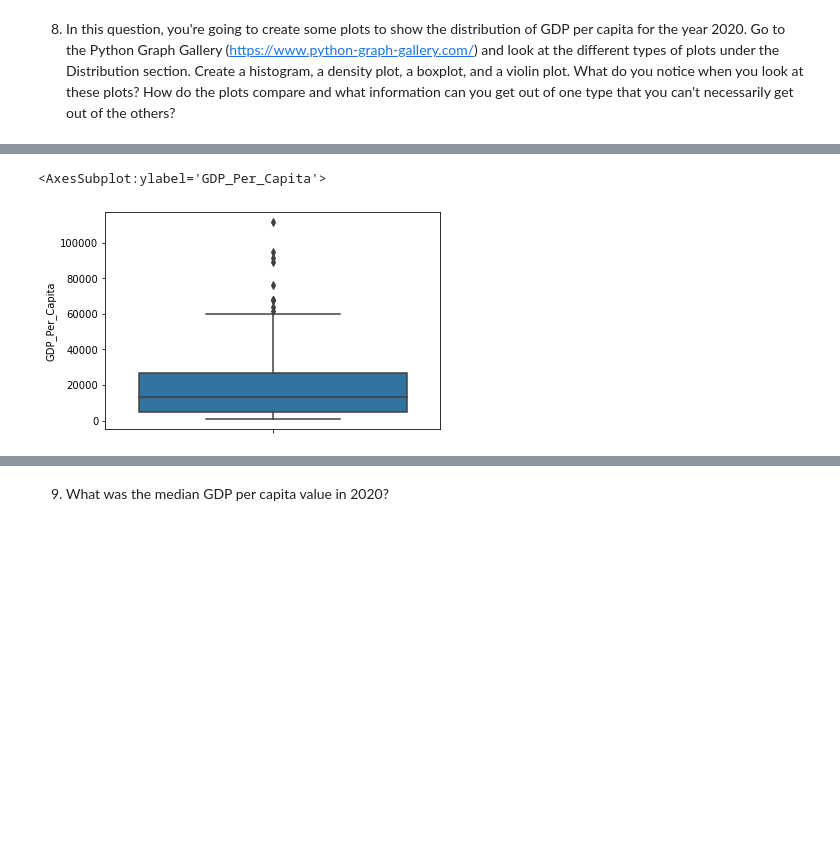
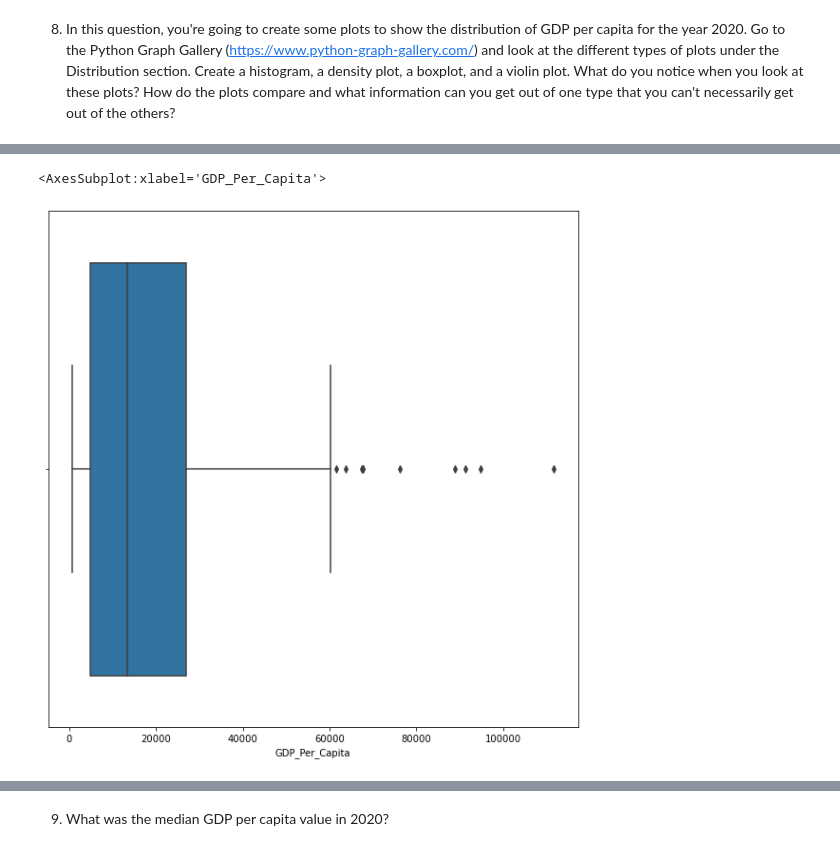
Before and after one commit to NSS-Data-Analytics-Cohort-10/gdp-and-internet-usage-kostenkoandri, a Jupyter notebook: notebooks/gdp_internet_usage_un_data.ipynb, the cells around one changed output, grey strips where cells are left out. Saved outputs shown, nothing was run; the diff lists cells and outputs as text; code cells hidden in the pictures; blank space fills up the shorter version.

```diff
--- a/notebooks/gdp_internet_usage_un_data.ipynb
+++ b/notebooks/gdp_internet_usage_un_data.ipynb
@@ -27,6 +22,7 @@ import pandas as pd
 import numpy as np
 import matplotlib.pyplot as plt
 import seaborn as sns
+plt.rcParams["figure.figsize"]=10,10
 # %% [markdown]
 4.	Using the pandas `read_csv()` method, read the GDP dataset into your notebook as a DataFrame called `gdp_df`. Take a look at the first few and last few rows to familiarize yourself with what is contained in this dataset.
 # %%
@@ -56,6 +53,7 @@ memory usage: 179.7+ KB
 # %%
 gdp_df = gdp_df.drop('Value Footnotes', axis=1)
 # %%
-gdp_df = gdp_df.rename(columns={'Country or Area': 'Country', 'Value': 'GDP_Per_Capita'})
+gdp_df = gdp_df.rename(columns={'Country or Area': 'Country',
+                                'Value': 'GDP_Per_Capita'})
 # %% [markdown]
 7. How many countries have data for all years? Which countries are missing many years of data? Look at the number of observations per year. What do you notice?
@@ -121,8 +109,8 @@ sns.kdeplot(gdp_df[gdp_df['Year']==2020]['GDP_Per_Capita'])
 # %%
-sns.boxplot(y=gdp_df[gdp_df['Year']==2020]['GDP_Per_Capita'])
+sns.boxplot(x=gdp_df[gdp_df['Year']==2020]['GDP_Per_Capita'])
 # %% [output]
-<AxesSubplot:ylabel='GDP_Per_Capita'>
+<AxesSubplot:xlabel='GDP_Per_Capita'>
-[figure, old version]
+[figure, new version]
 # %%
 sns.violinplot(x=gdp_df[gdp_df['Year']==2020]['GDP_Per_Capita'])
 # %% [output]
```
Also changed, not shown: parts of 27 cells of this notebook.
